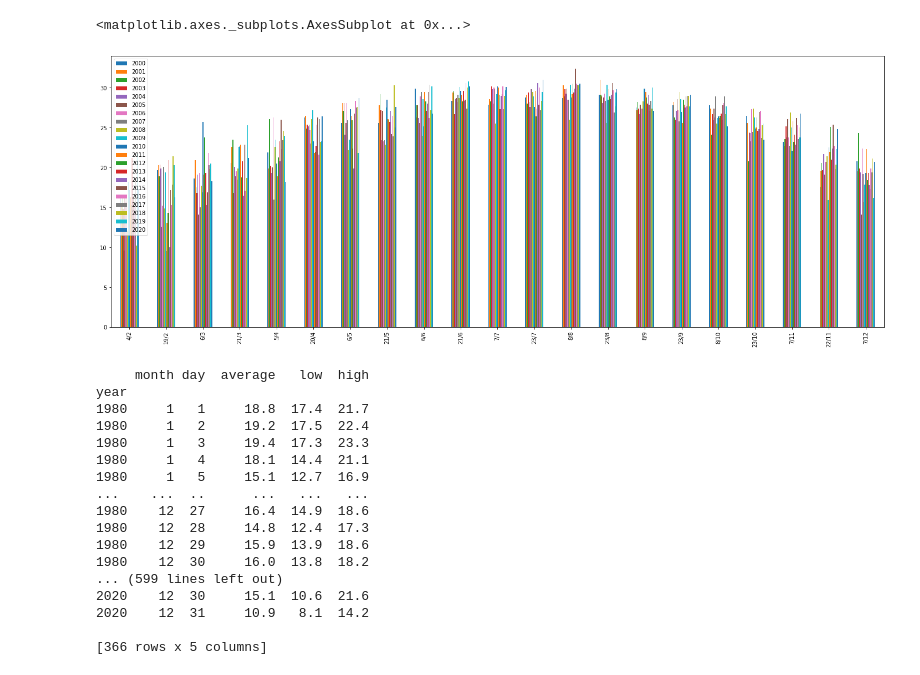
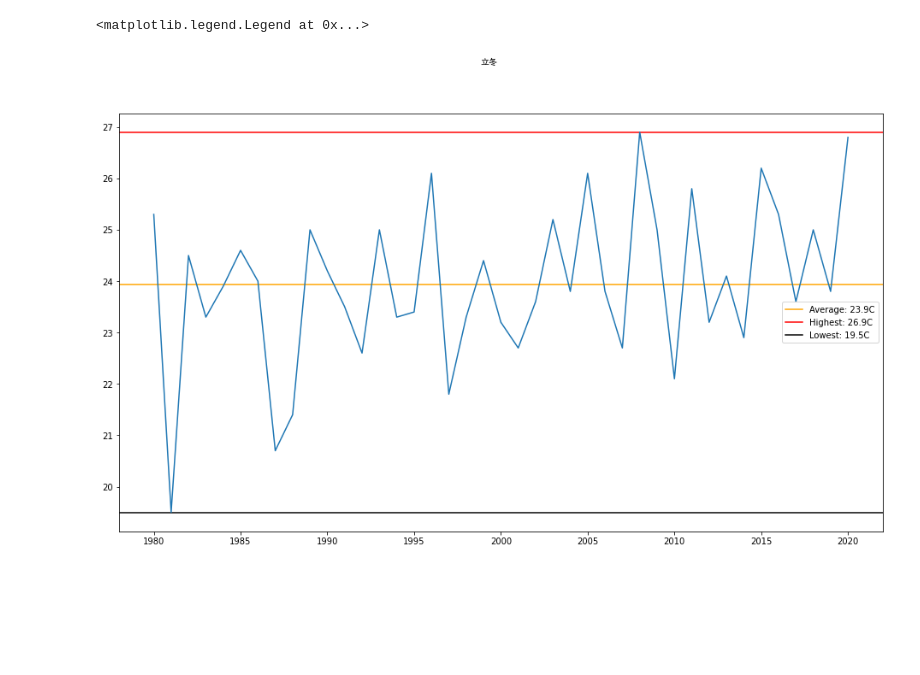
Before and after one commit to ZhangYizhe/PythonForDataAnalysis, a Jupyter notebook: HK_Temperature.ipynb, the cells around one changed output. Saved outputs shown, nothing was run; the diff lists cells and outputs as text; code cells hidden in the pictures; blank space fills up the shorter version.

```diff
--- a/HK_Temperature.ipynb
+++ b/HK_Temperature.ipynb
@@ -4,6 +4,9 @@
 import pandas as pd
 import numpy as np
 import matplotlib.pyplot as plt
+from matplotlib.font_manager import FontProperties
+
+cnfont = FontProperties(fname=r'/usr/local/lib/python3.7/dist-packages/matplotlib/mpl-data/fonts/ttf/FangZhengHeiTiJianTi.ttf')
 # %%
 chineseCalendar = pd.read_csv('/content/二十四节气.csv')
 # chineseCalendar['Date'] = chineseCalendar['Date'].astype('string')
@@ -54,7 +77,7 @@ def dataProcess(df):
   return frame
 
 datas = {}
-yearRange = range(2000, 2021)
+yearRange = range(1980, 2021)
 for i in yearRange:
   year = '{year}'.format(year=i)
   processData = dataProcess(totalDF[year:year])
@@ -72,33 +95,20 @@ for i in yearRange:
   years[tempIndex] = i
   tempIndex += 1
 
+datas = datas.rename(columns=years)
+average = datas.loc['7/11'].mean()
+high = datas.loc['7/11'].max()
+min = datas.loc['7/11'].min()
 
-datas = datas.rename(columns=years)
-# datas
-
-datas.plot.bar(figsize=(25,9))
+specialDates = datas.loc['7/11']
-# %% [output]
-<matplotlib.axes._subplots.AxesSubplot at 0x...>
-[figure, removed]
-# %%
-for i in range(1980, 2021):
-  year = '{year}'.format(year=i)
-  print(totalDF[year:year][0])
-# %% [output]
-     month day  average   low  high
-year
-1980     1   1     18.8  17.4  21.7
-1980     1   2     19.2  17.5  22.4
-1980     1   3     19.4  17.3  23.3
-1980     1   4     18.1  14.4  21.1
-1980     1   5     15.1  12.7  16.9
-...    ...  ..      ...   ...   ...
-1980    12  27     16.4  14.9  18.6
-1980    12  28     14.8  12.4  17.3
-1980    12  29     15.9  13.9  18.6
-1980    12  30     16.0  13.8  18.2
-... (599 lines left out)
-2020    12  30     15.1  10.6  21.6
-2020    12  31     10.9   8.1  14.2
-
-[366 rows x 5 columns]
+# %%
+fig = plt.figure(figsize=(16,9))
+plt.axhline(y=average, color='orange', label='Average: {temperature:.1f}C'.format(temperature=average))
+plt.axhline(y=high, color='red', label='Highest: {temperature:.1f}C'.format(temperature=high))
+plt.axhline(y=min, color='black', label='Lowest: {temperature:.1f}C'.format(temperature=min))
+plt.plot(specialDates.index, specialDates.values)
+fig.suptitle('立冬', fontproperties=cnfont)
+plt.legend()
+# %% [output]
+<matplotlib.legend.Legend at 0x...>
+[figure, added]
```
Also changed, not shown: parts of 1 cell of this notebook.
